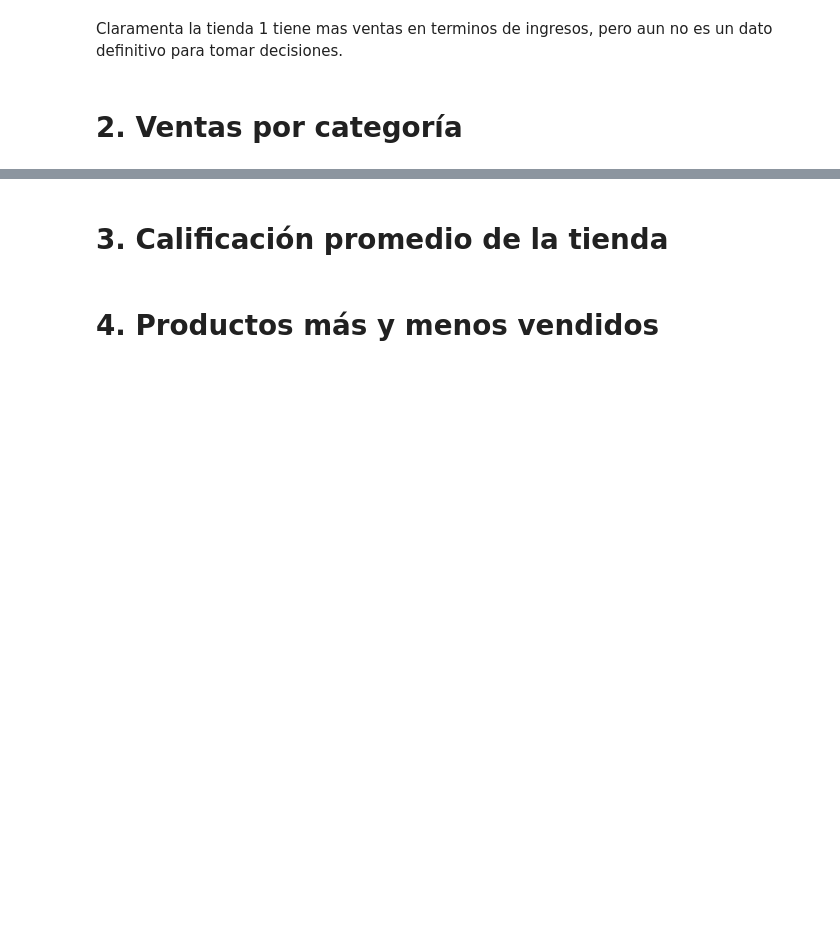
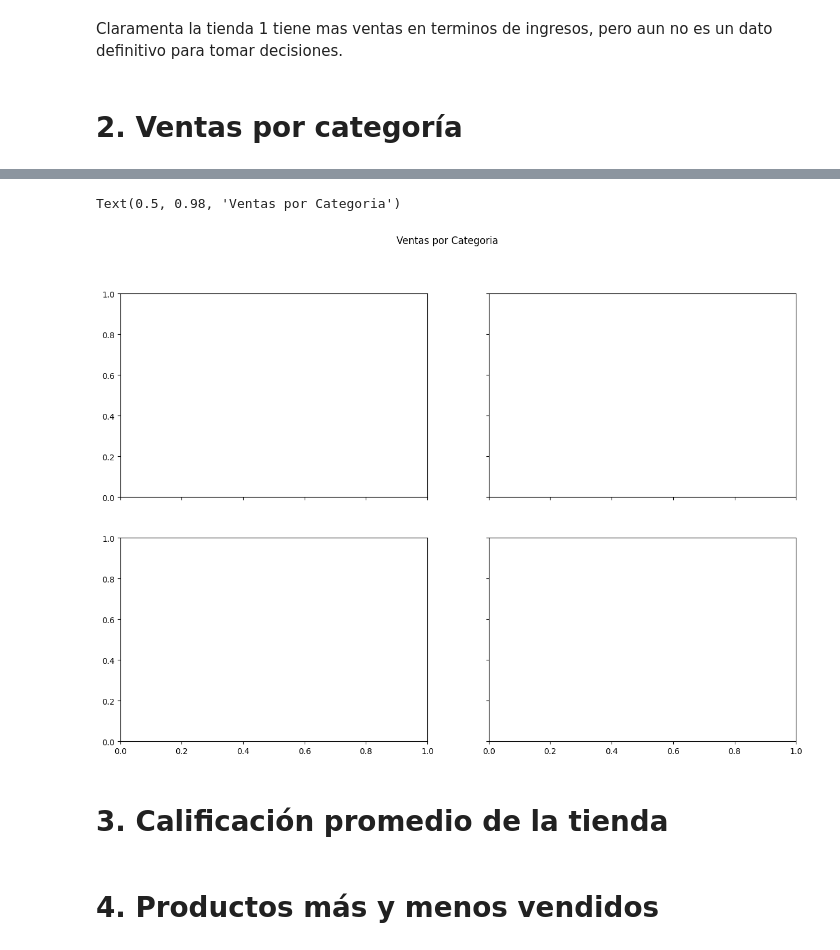
Before and after one commit to chinomedel/challenge1-data-science-latam, a Jupyter notebook: AluraStoreLatam.ipynb, the cells around one changed output, grey strips where cells are left out. Cells and saved outputs as stored; diff of their text form; code cells hidden in the pictures; blank space fills up the shorter version.

```diff
--- a/AluraStoreLatam.ipynb
+++ b/AluraStoreLatam.ipynb
@@ -331,3 +351,22 @@ Claramenta la tienda 1 tiene mas ventas en terminos de ingresos, pero aun no es
+# %%
+def preparar_datos_por_categoria(df):
+  ventas_por_categoria = df.groupby('Categoría del Producto')['Precio'].sum(numeric_only=True)
+  return ventas_por_categoria
+
+dfs_a_procesar = {
+    'Tienda 1': tienda,
+    'Tienda 2': tienda2,
+    'Tienda 3': tienda3,
+    'Tienda 4': tienda4
+}
+
+fig, axes = plt.subplots(nrows=2, ncols=2, figsize=(15, 10), sharex=True, sharey=True)
+axes = axes.flatten() # Aplanar el array de ejes para iterar fácilmente
+
+fig.suptitle("Ventas por Categoria") #Título de la figura
+# %% [output]
+Text(0.5, 0.98, 'Ventas por Categoria')
+[figure, added]
 # %% [markdown]
 # 3. Calificación promedio de la tienda
 # %% [markdown]
```
Also changed, not shown: parts of 2 cells of this notebook.
